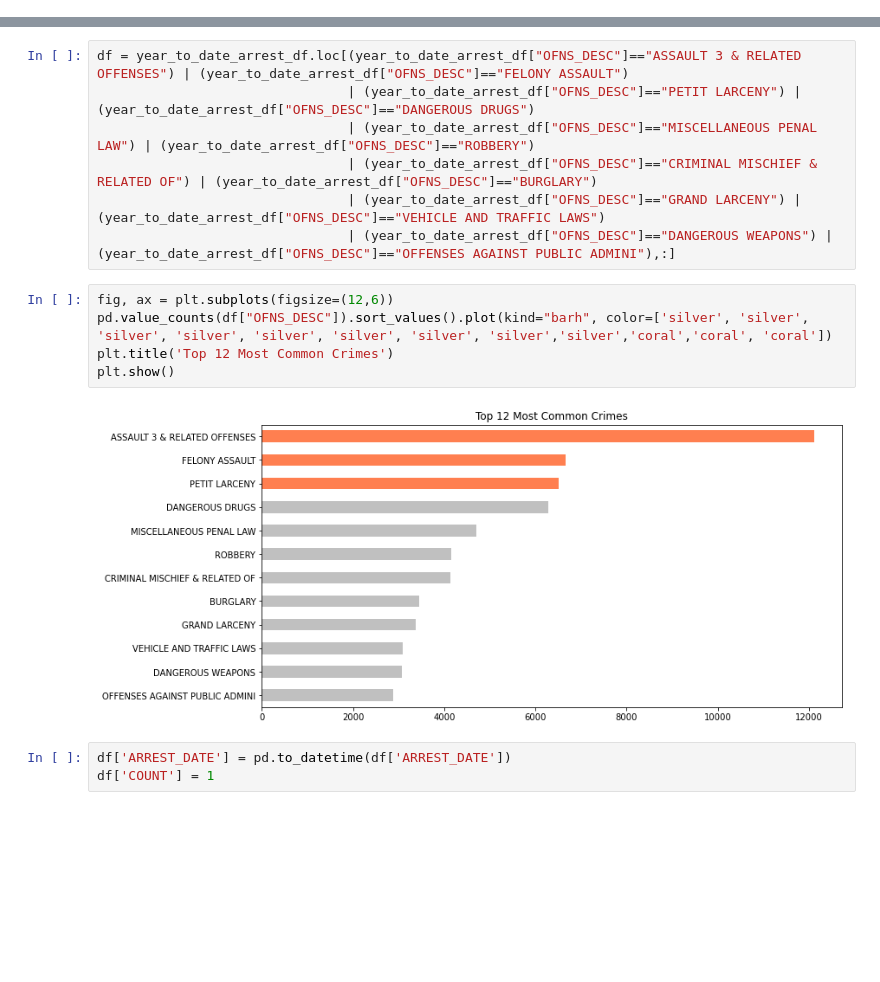
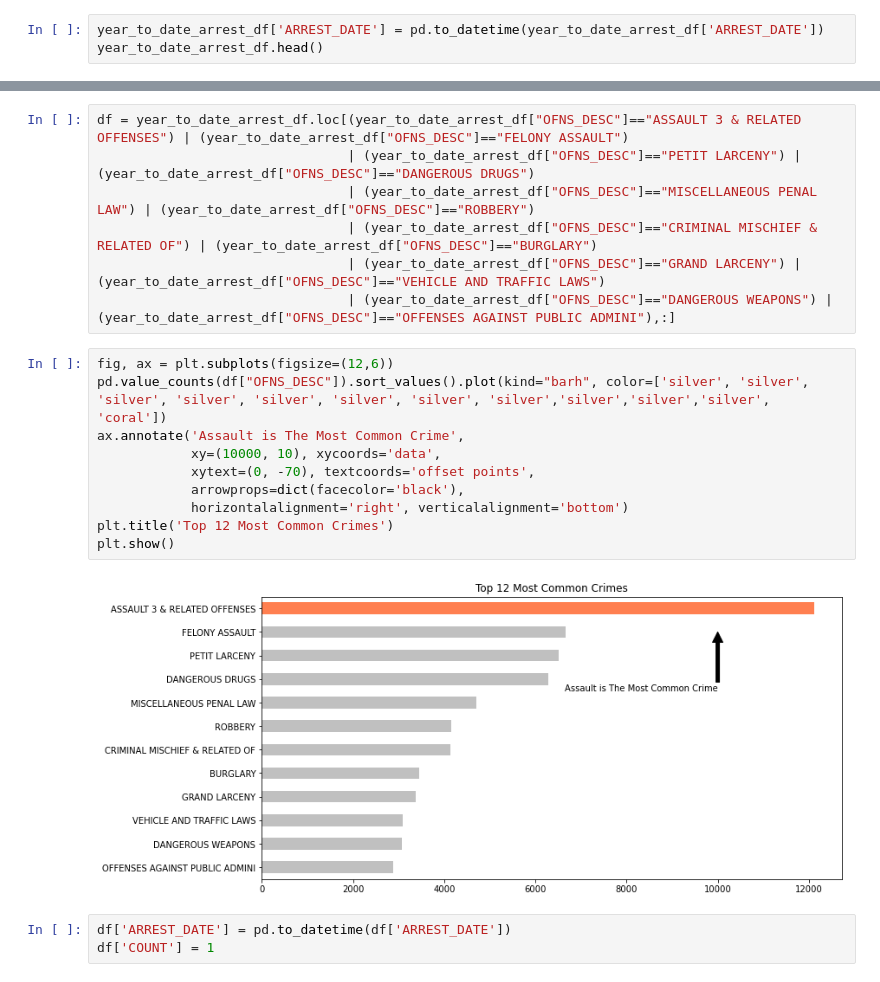
Before and after one commit to cesar3963/Covid-Vs-NYPD-Crime-, a Jupyter notebook: main.ipynb, the cells around one changed output, grey strips where cells are left out. Cells and saved outputs as stored; diff of their text form; blank space fills up the shorter version.

```diff
--- a/main.ipynb
+++ b/main.ipynb
@@ -64,0 +72,3 @@ year_to_date_arrest_df.head()
+# %%
+year_to_date_arrest_df['ARREST_DATE'] = pd.to_datetime(year_to_date_arrest_df['ARREST_DATE'])
+year_to_date_arrest_df.head()
@@ -103,11 +137,16 @@ df = year_to_date_arrest_df.loc[(year_to_date_arrest_df["OFNS_DESC"]=="ASSAULT 3
                                 | (year_to_date_arrest_df["OFNS_DESC"]=="DANGEROUS WEAPONS") | (year_to_date_arrest_df["OFNS_DESC"]=="OFFENSES AGAINST PUBLIC ADMINI"),:]
 # %%
 fig, ax = plt.subplots(figsize=(12,6))
-pd.value_counts(df["OFNS_DESC"]).sort_values().plot(kind="barh", color=['silver', 'silver', 'silver', 'silver', 'silver', 'silver', 'silver', 'silver','silver','coral','coral', 'coral'])
+pd.value_counts(df["OFNS_DESC"]).sort_values().plot(kind="barh", color=['silver', 'silver', 'silver', 'silver', 'silver', 'silver', 'silver', 'silver','silver','silver','silver', 'coral'])
+ax.annotate('Assault is The Most Common Crime',
+            xy=(10000, 10), xycoords='data',
+            xytext=(0, -70), textcoords='offset points',
+            arrowprops=dict(facecolor='black'),
+            horizontalalignment='right', verticalalignment='bottom')
 plt.title('Top 12 Most Common Crimes')
 plt.show()
 # %% [output]
-[figure, old version]
+[figure, new version]
 # %%
 df['ARREST_DATE'] = pd.to_datetime(df['ARREST_DATE'])
 df['COUNT'] = 1
```
Also changed, not shown: parts of 18 cells of this notebook, 1 other file.
